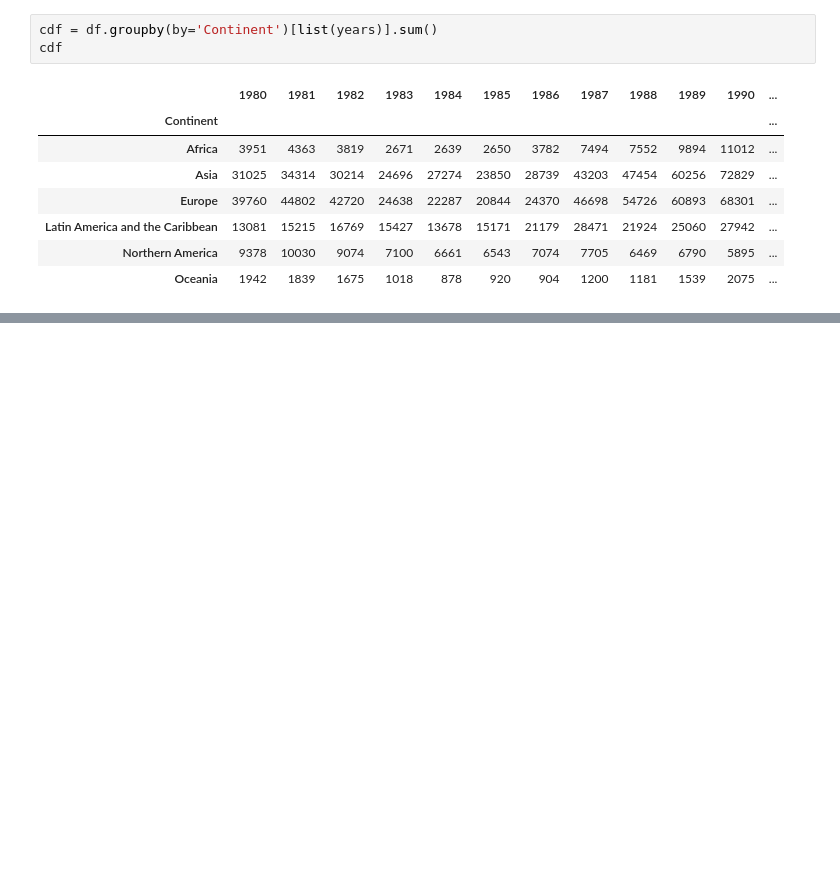
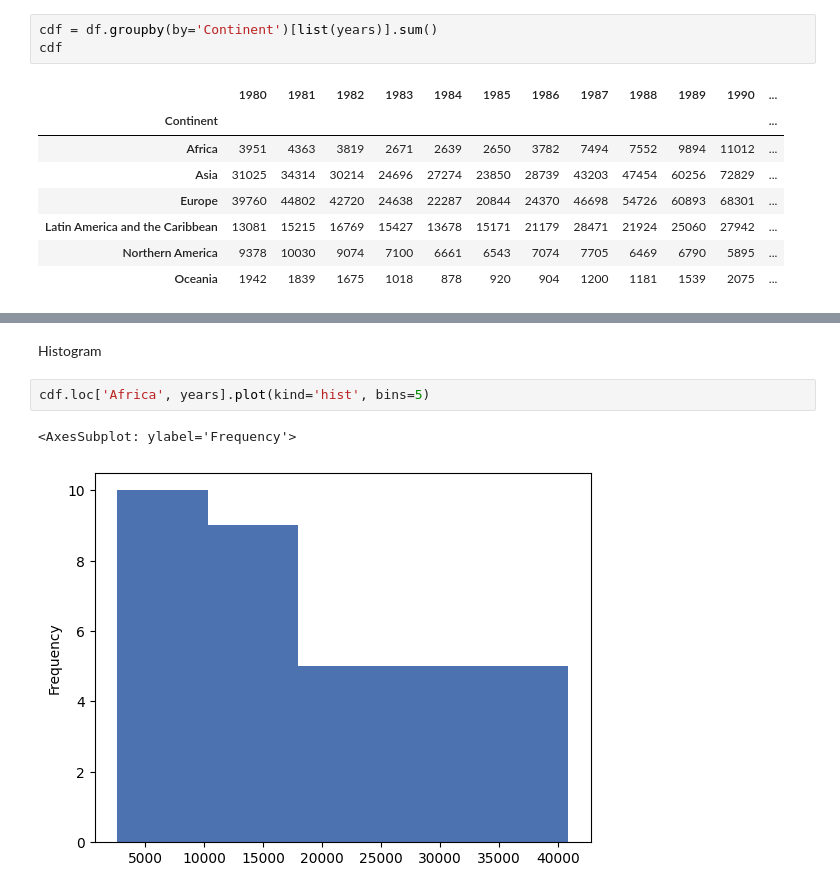
Before and after one commit to nikita1308290/python, a Jupyter notebook: datascience/data_analytics.ipynb, the cells around one changed output, grey strips where cells are left out. Cells and saved outputs as stored; diff of their text form; blank space fills up the shorter version.

```diff
--- a/datascience/data_analytics.ipynb
+++ b/datascience/data_analytics.ipynb
@@ -162,0 +198,7 @@ df['countries','']
+# %% [markdown]
+Histogram
+# %%
+cdf.loc['Africa', years].plot(kind='hist', bins=5)
+# %% [output]
+<AxesSubplot: ylabel='Frequency'>
+[figure, added]
```
Also changed, not shown: parts of 8 cells of this notebook, 2 other files.
